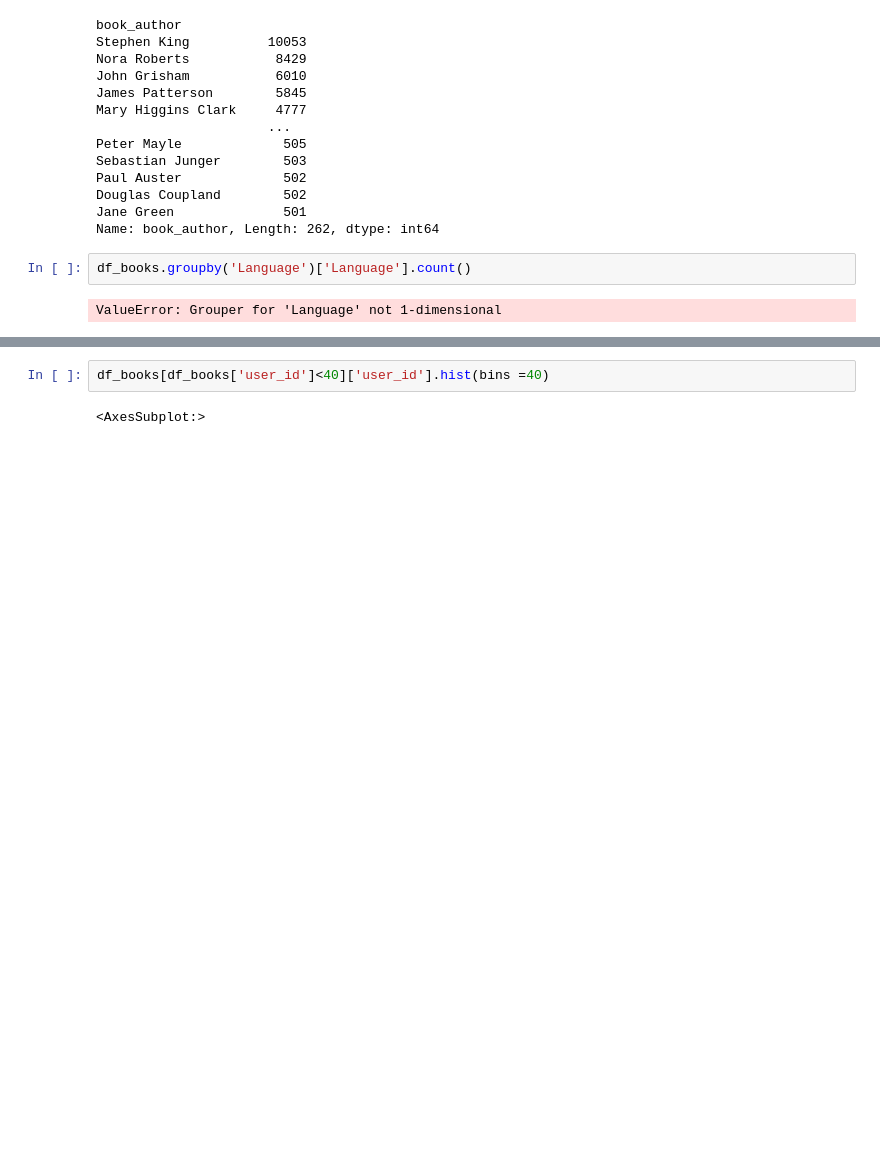
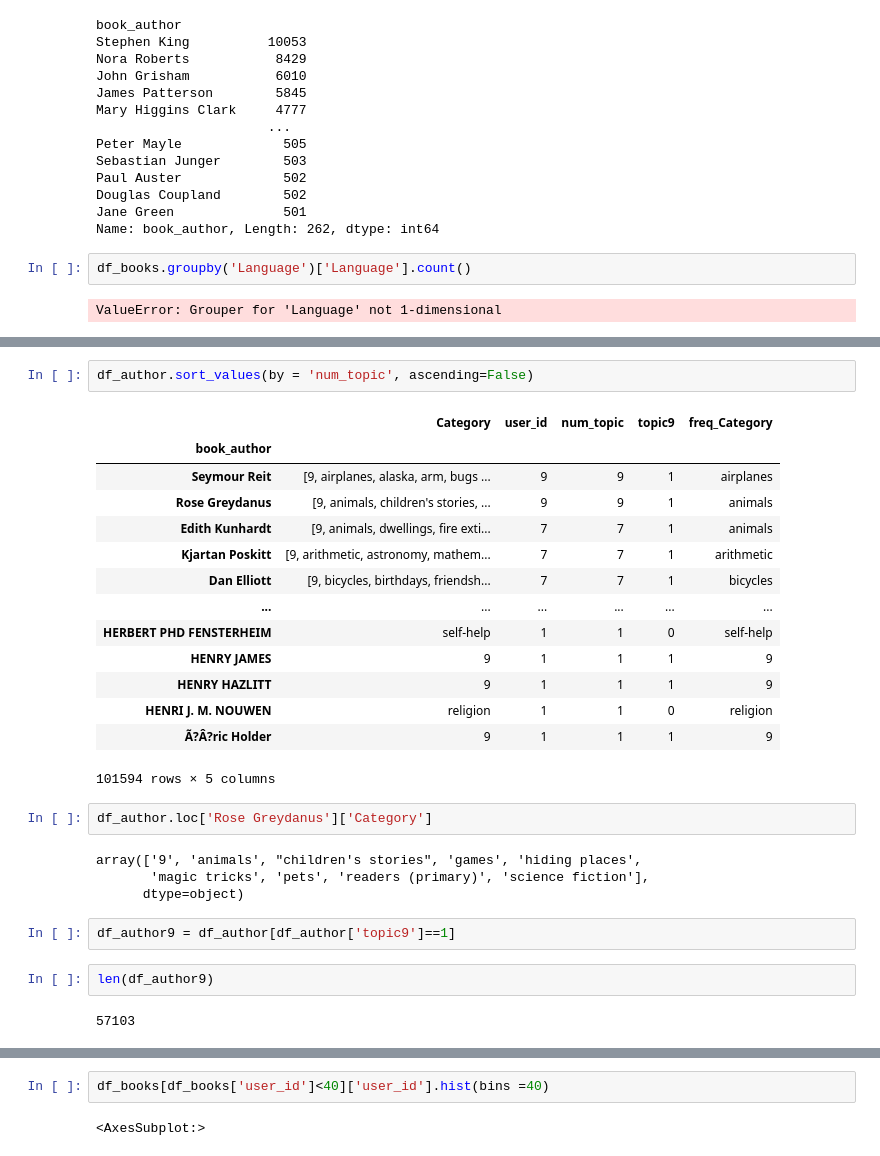
Before and after one commit to roy2392/books_recom_sys, a Jupyter notebook: starter eda and grouping.ipynb, the cells around one changed output, grey strips where cells are left out. Drawn from its saved outputs; the diff is of its cells as text; blank space fills up the shorter version.

```diff
--- a/starter eda and grouping.ipynb
+++ b/starter eda and grouping.ipynb
@@ -221,0 +282,29 @@ df_books = df.groupby('isbn').agg({'book_title':'first', 'book_author':'first',
+# %%
+df_author.sort_values(by = 'num_topic', ascending=False)
+# %% [output]
+|  | Category | user_id | num_topic | topic9 | freq_Category |
+| book_author |  |  |  |  |  |
+| Seymour Reit | [9, airplanes, alaska, arm, bugs ... | 9 | 9 | 1 | airplanes |
+| Rose Greydanus | [9, animals, children's stories, ... | 9 | 9 | 1 | animals |
+| Edith Kunhardt | [9, animals, dwellings, fire exti... | 7 | 7 | 1 | animals |
+| Kjartan Poskitt | [9, arithmetic, astronomy, mathem... | 7 | 7 | 1 | arithmetic |
+| Dan Elliott | [9, bicycles, birthdays, friendsh... | 7 | 7 | 1 | bicycles |
+| ... | ... | ... | ... | ... | ... |
+| HERBERT PHD FENSTERHEIM | self-help | 1 | 1 | 0 | self-help |
+| HENRY JAMES | 9 | 1 | 1 | 1 | 9 |
+| HENRY HAZLITT | 9 | 1 | 1 | 1 | 9 |
+| HENRI J. M. NOUWEN | religion | 1 | 1 | 0 | religion |
+| Ã?Â?ric Holder | 9 | 1 | 1 | 1 | 9 |
+101594 rows × 5 columns
+# %%
+df_author.loc['Rose Greydanus']['Category']
+# %% [output]
+array(['9', 'animals', "children's stories", 'games', 'hiding places',
+       'magic tricks', 'pets', 'readers (primary)', 'science fiction'],
+      dtype=object)
+# %%
+df_author9 = df_author[df_author['topic9']==1]
+# %%
+len(df_author9)
+# %% [output]
+57103
```
Also changed, not shown: parts of 34 cells of this notebook, 1 other file.
